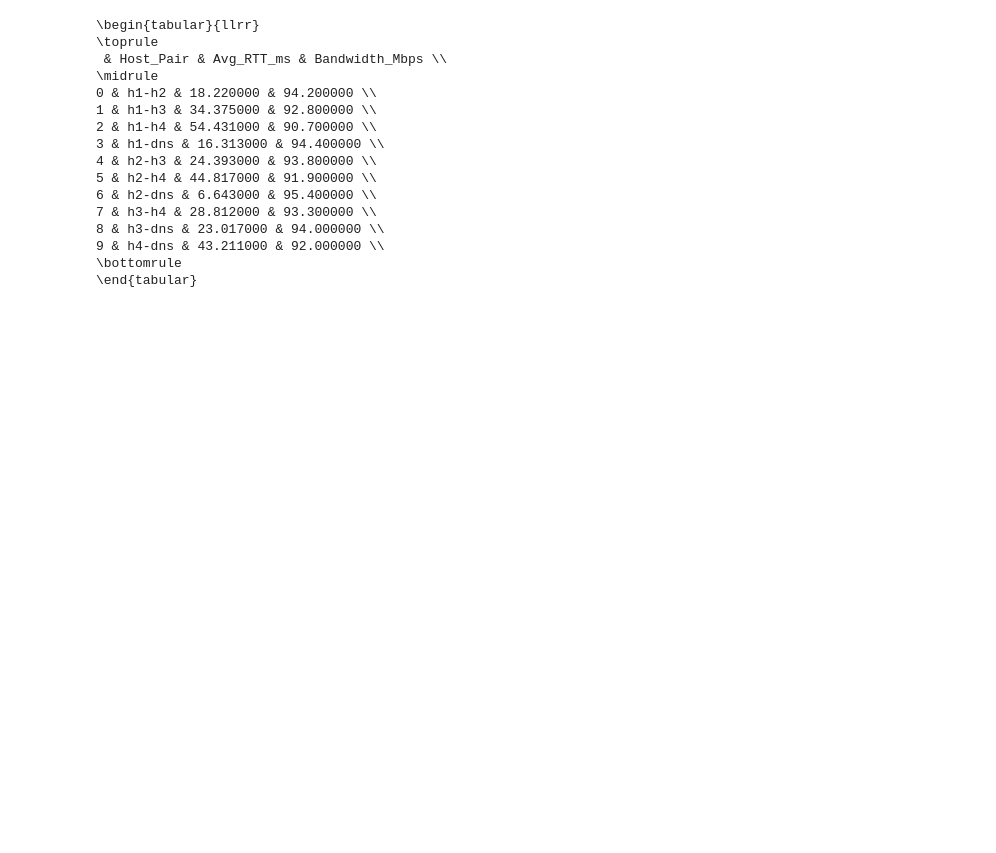
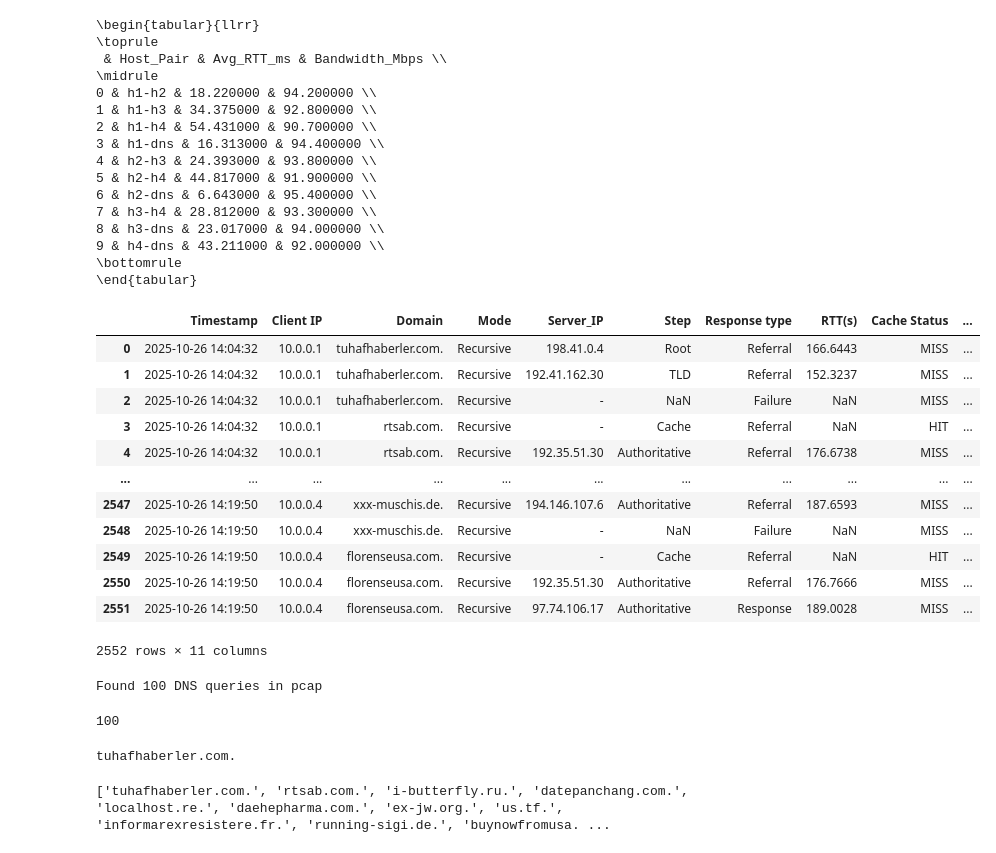
Before and after one commit to haarit19058/ComputerNetworks, a Jupyter notebook: Assignment02/to_latex.ipynb, the cells around one changed output. Saved outputs shown, nothing was run; the diff lists cells and outputs as text; code cells hidden in the pictures; blank space fills up the shorter version.

```diff
--- a/Assignment02/to_latex.ipynb
+++ b/Assignment02/to_latex.ipynb
@@ -27,3 +27,20 @@ print(df.to_latex())
 9 & h4-dns & 43.211000 & 92.000000 \\
 \bottomrule
 \end{tabular}
+# %%
+import pandas as pd
+pd.read_csv('dns_logs1.csv')
+# %% [output]
+|  | Timestamp | Client IP | Domain | Mode | Server_IP | Step | Response type | RTT(s) | Cache Status | ... |
+| 0 | 2025-10-26 14:04:32 | 10.0.0.1 | tuhafhaberler.com. | Recursive | 198.41.0.4 | Root | Referral | 166.6443 | MISS | ... |
+| 1 | 2025-10-26 14:04:32 | 10.0.0.1 | tuhafhaberler.com. | Recursive | 192.41.162.30 | TLD | Referral | 152.3237 | MISS | ... |
+| 2 | 2025-10-26 14:04:32 | 10.0.0.1 | tuhafhaberler.com. | Recursive | - | NaN | Failure | NaN | MISS | ... |
+| 3 | 2025-10-26 14:04:32 | 10.0.0.1 | rtsab.com. | Recursive | - | Cache | Referral | NaN | HIT | ... |
+| 4 | 2025-10-26 14:04:32 | 10.0.0.1 | rtsab.com. | Recursive | 192.35.51.30 | Authoritative | Referral | 176.6738 | MISS | ... |
+| ... | ... | ... | ... | ... | ... | ... | ... | ... | ... | ... |
+| 2547 | 2025-10-26 14:19:50 | 10.0.0.4 | xxx-muschis.de. | Recursive | 194.146.107.6 | Authoritative | Referral | 187.6593 | MISS | ... |
+| 2548 | 2025-10-26 14:19:50 | 10.0.0.4 | xxx-muschis.de. | Recursive | - | NaN | Failure | NaN | MISS | ... |
+| 2549 | 2025-10-26 14:19:50 | 10.0.0.4 | florenseusa.com. | Recursive | - | Cache | Referral | NaN | HIT | ... |
+| 2550 | 2025-10-26 14:19:50 | 10.0.0.4 | florenseusa.com. | Recursive | 192.35.51.30 | Authoritative | Referral | 176.7666 | MISS | ... |
+| 2551 | 2025-10-26 14:19:50 | 10.0.0.4 | florenseusa.com. | Recursive | 97.74.106.17 | Authoritative | Response | 189.0028 | MISS | ... |
+2552 rows × 11 columns
@@ -29,0 +75,19 @@ print(df.to_latex())
+# %%
+dns_queries = read_pcacp("PCAP_1_H1.pcap")
+domain_names = [dns_query.qd[0].name+"." for dns_query in dns_queries]
+# %% [output]
+Found 100 DNS queries in pcap
+# %%
+len(set(domain_names))
+# %% [output]
+100
+# %%
+df = pd.read_csv('dns_logs1.csv')
+prev = df.iloc[0]["Domain"]
+print(domain_names[0])
+# %% [output]
+tuhafhaberler.com.
+# %%
+print(domain_names)
+# %% [output]
+['tuhafhaberler.com.', 'rtsab.com.', 'i-butterfly.ru.', 'datepanchang.com.', 'localhost.re.', 'daehepharma.com.', 'ex-jw.org.', 'us.tf.', 'informarexresistere.fr.', 'running-sigi.de.', 'buynowfromusa. ...
```
Also changed, not shown: parts of 15 cells of this notebook, 4 other files.
